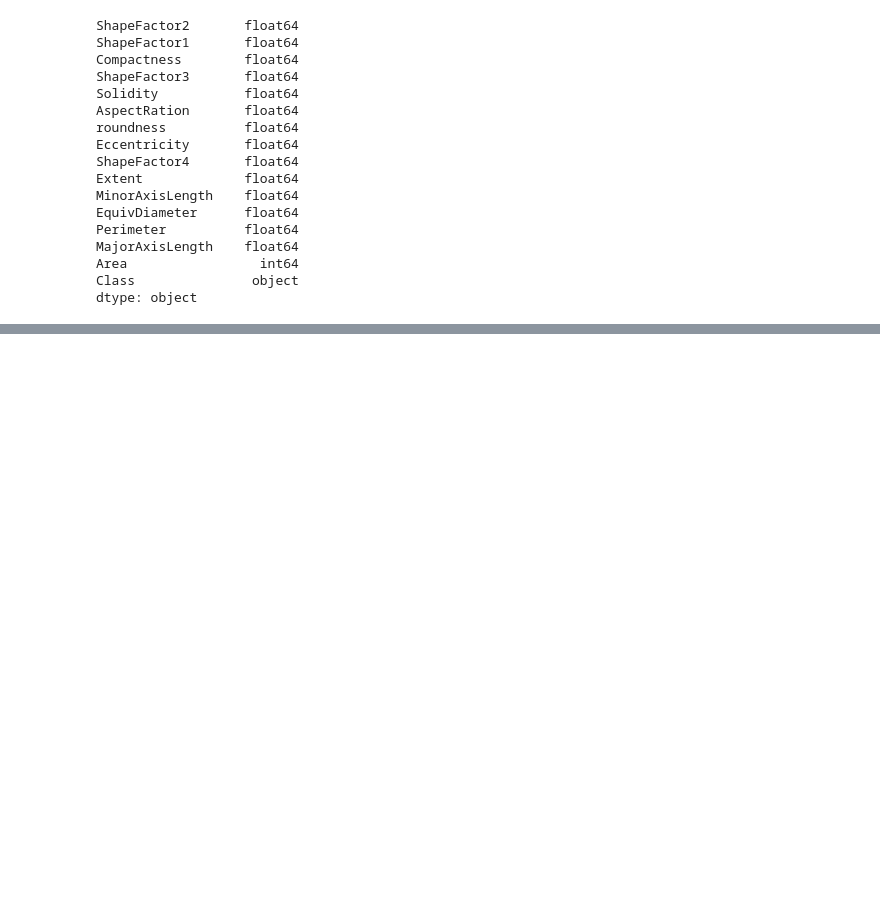
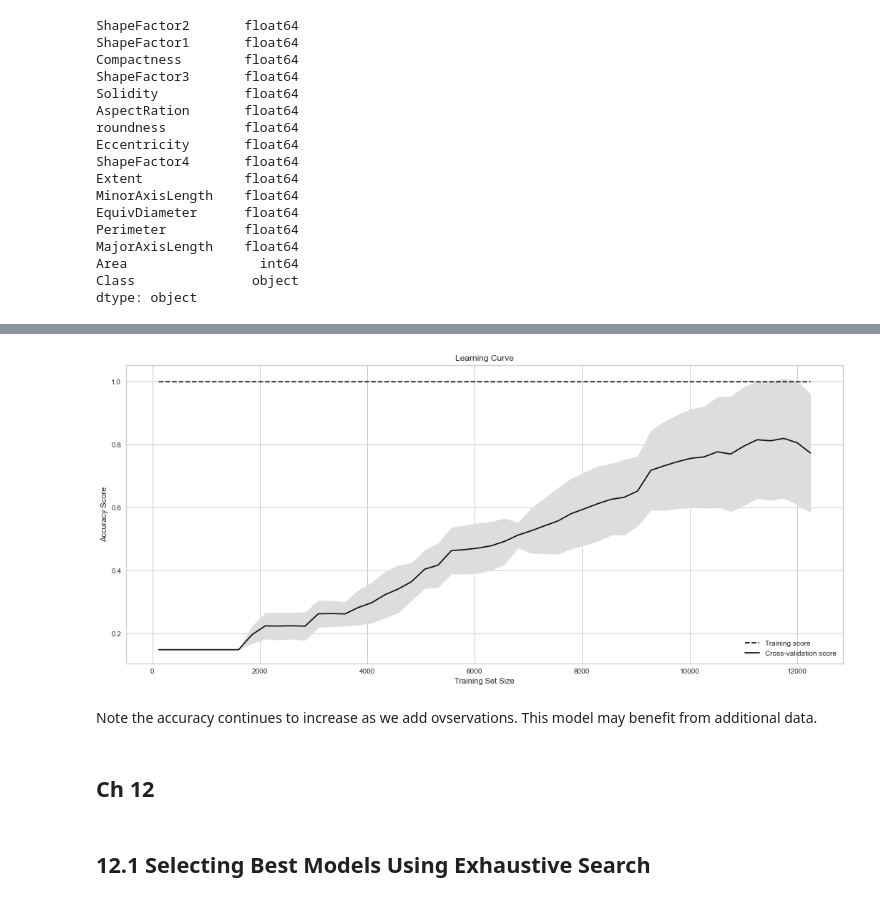
Before and after one commit to ScottBreitbach/DSC550, a Jupyter notebook: FinalProject/M3_test3.ipynb, the cells around one changed output, grey strips where cells are left out. Drawn from its saved outputs; the diff is of its cells as text; code cells hidden in the pictures; blank space fills up the shorter version.

```diff
--- a/FinalProject/M3_test3.ipynb
+++ b/FinalProject/M3_test3.ipynb
@@ -1580,0 +1636,4 @@ dtype: object
+# %%
+feat_list = ranked.Features[:12].tolist() + ['Class']
+bestDF = beanDF[feat_list]
+prec_rec_f1(bestDF)
@@ -1580,0 +1872,8 @@ dtype: object
+# %%
+%%time
+# Create features matrix
+features_cols = bestDF.columns[:-1].tolist()
+features = bestDF[features_cols]
+
+# Create target vector
+target = bestDF.Class
@@ -1580,0 +1901,34 @@ dtype: object
+# %%
+%%time
+# Create means and standard deviations of training set scores
+train_mean = np.mean(train_scores, axis=1)
+train_std = np.std(train_scores, axis=1)
+# %%
+%%time
+# Create means and standard deviations of test set scores
+test_mean = np.mean(test_scores, axis=1)
+test_std = np.std(test_scores, axis=1)
+# %%
+%%time
+# Draw lines
+plt.plot(train_sizes, train_mean, '--', color="#111111",  label="Training score")
+plt.plot(train_sizes, test_mean, color="#111111", label="Cross-validation score")
+
+# Draw bands
+plt.fill_between(train_sizes, train_mean - train_std,
+                 train_mean + train_std, color="#DDDDDD")
+plt.fill_between(train_sizes, test_mean - test_std,
+                 test_mean + test_std, color="#DDDDDD")
+
+# Create plot
+plt.title("Learning Curve")
+plt.xlabel("Training Set Size"), plt.ylabel("Accuracy Score"),
+plt.legend(loc="best")
+plt.tight_layout()
+plt.show()
+# %% [output]
+[figure, added]
+# %% [markdown]
+Note the accuracy continues to increase as we add ovservations. This model may benefit from additional data.
+# %% [markdown]
+## Ch 12
@@ -1580,0 +1938,2 @@ dtype: object
+# %% [markdown]
+## 12.1 Selecting Best Models Using Exhaustive Search
```
Also changed, not shown: parts of 72 cells of this notebook, 3 other files.
